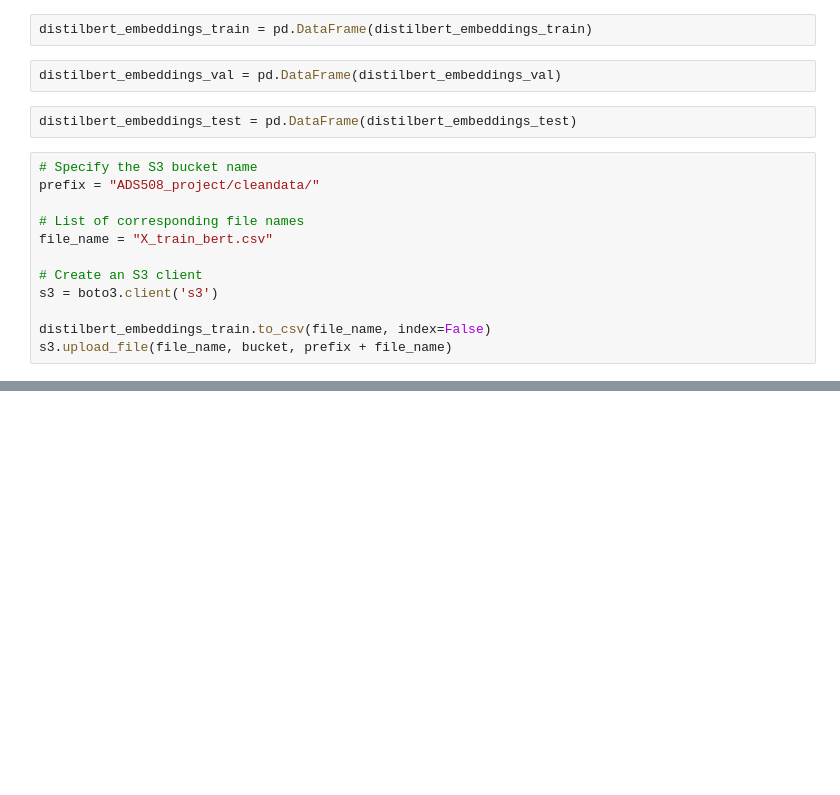
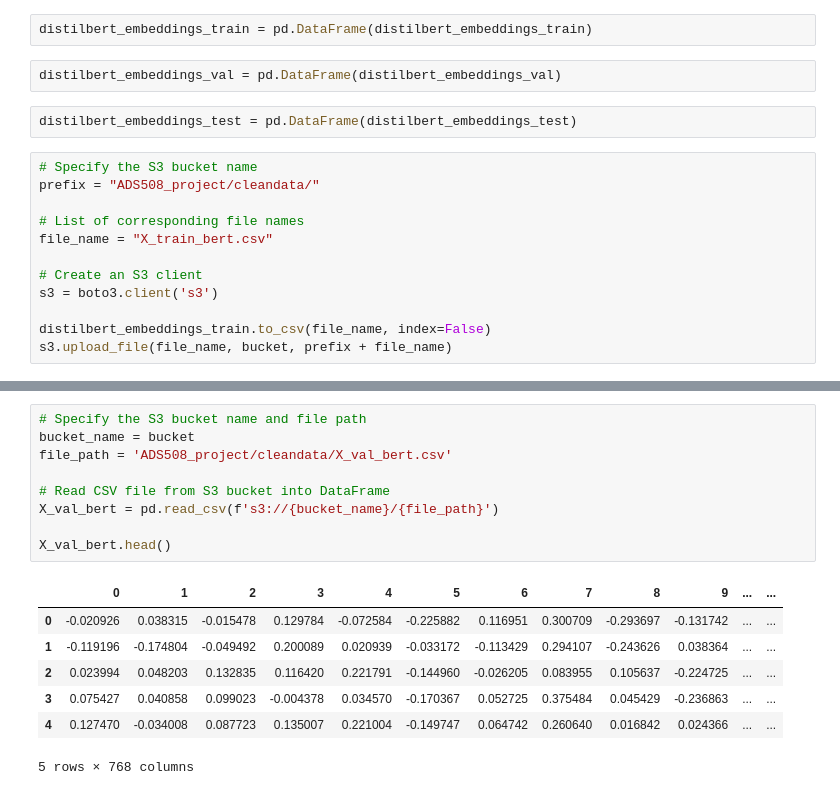
Before and after one commit to cfitzpatrick89/ADS508_GroupProject, a Jupyter notebook: Partition_Transform.ipynb, the cells around one changed output, grey strips where cells are left out. Cells and saved outputs as stored; diff of their text form; blank space fills up the shorter version.

```diff
--- a/Partition_Transform.ipynb
+++ b/Partition_Transform.ipynb
@@ -131,0 +253,17 @@ s3.upload_file(file_name, bucket, prefix + file_name)
+# %%
+# Specify the S3 bucket name and file path
+bucket_name = bucket
+file_path = 'ADS508_project/cleandata/X_val_bert.csv'
+
+# Read CSV file from S3 bucket into DataFrame
+X_val_bert = pd.read_csv(f's3://{bucket_name}/{file_path}')
+
+X_val_bert.head()
+# %% [output]
+|  | 0 | 1 | 2 | 3 | 4 | 5 | 6 | 7 | 8 | 9 | ... | ... |
+| 0 | -0.020926 | 0.038315 | -0.015478 | 0.129784 | -0.072584 | -0.225882 | 0.116951 | 0.300709 | -0.293697 | -0.131742 | ... | ... |
+| 1 | -0.119196 | -0.174804 | -0.049492 | 0.200089 | 0.020939 | -0.033172 | -0.113429 | 0.294107 | -0.243626 | 0.038364 | ... | ... |
+| 2 | 0.023994 | 0.048203 | 0.132835 | 0.116420 | 0.221791 | -0.144960 | -0.026205 | 0.083955 | 0.105637 | -0.224725 | ... | ... |
+| 3 | 0.075427 | 0.040858 | 0.099023 | -0.004378 | 0.034570 | -0.170367 | 0.052725 | 0.375484 | 0.045429 | -0.236863 | ... | ... |
+| 4 | 0.127470 | -0.034008 | 0.087723 | 0.135007 | 0.221004 | -0.149747 | 0.064742 | 0.260640 | 0.016842 | 0.024366 | ... | ... |
+5 rows × 768 columns
```
Also changed, not shown: parts of 27 cells of this notebook, 1 other file.
